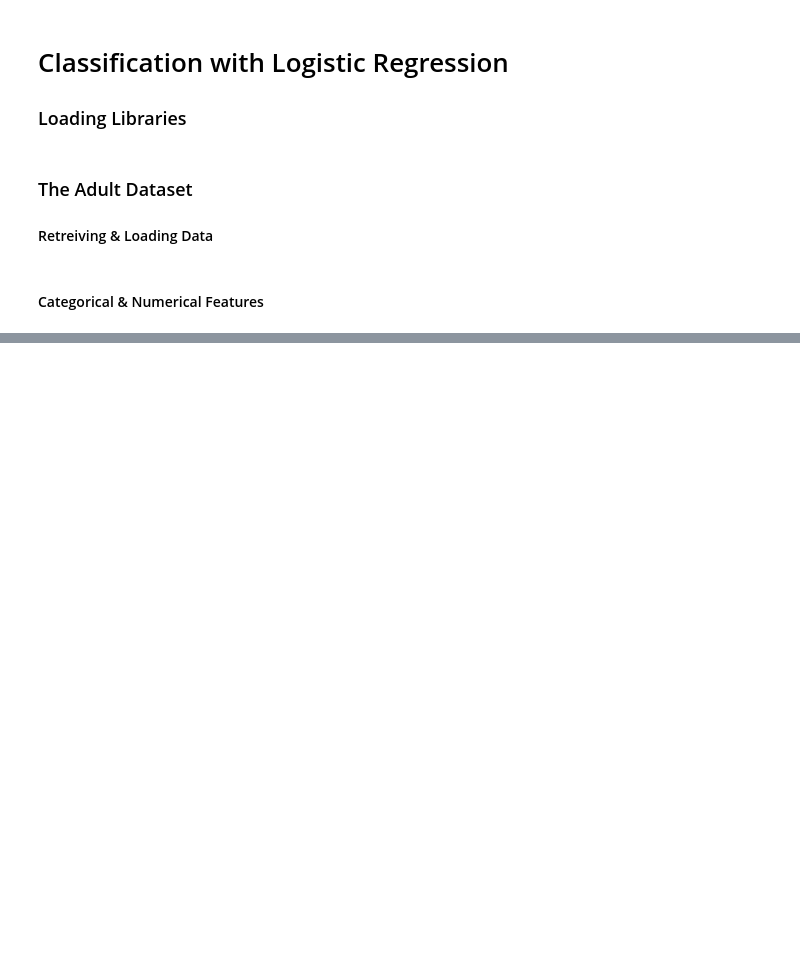
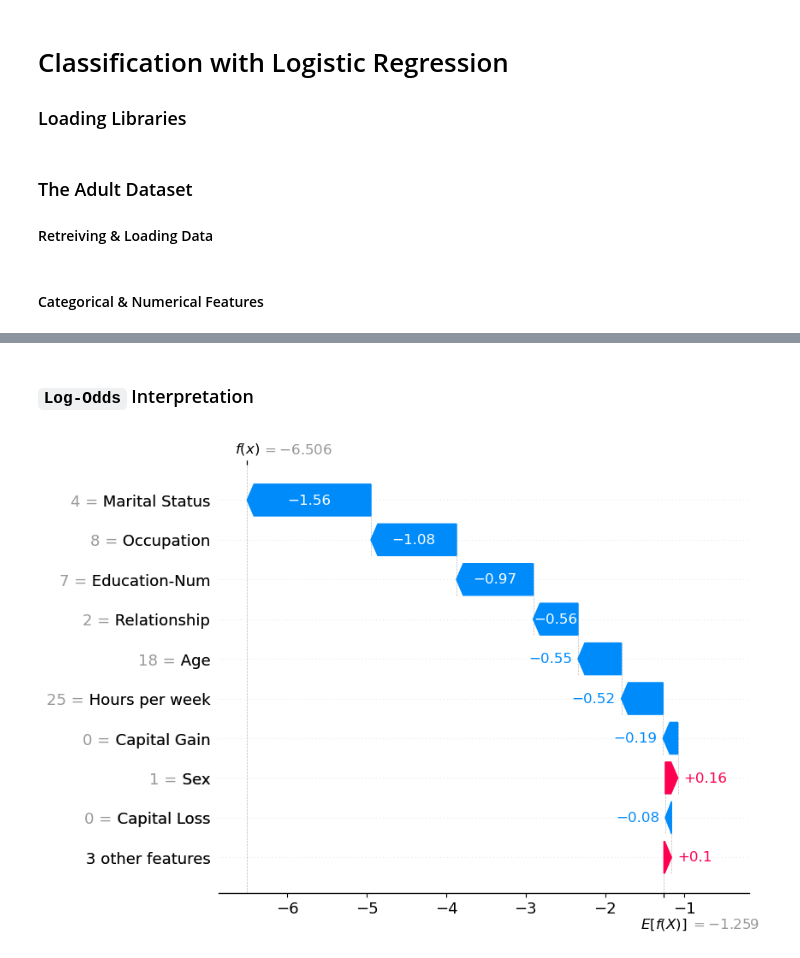
Before and after one commit to joakor89/Interpreting-ML-Models-with-SHAP, a Jupyter notebook: chap_08/CLR.ipynb, the cells around one changed output, grey strips where cells are left out. Saved outputs shown, nothing was run; the diff lists cells and outputs as text; code cells hidden in the pictures; blank space fills up the shorter version.

```diff
--- a/chap_08/CLR.ipynb
+++ b/chap_08/CLR.ipynb
@@ -43,0 +121,12 @@ X_train, X_test, y_train, y_test = train_test_split(
+# %% [markdown]
+### `Log-Odds` Interpretation
+# %%
+ex_logit = shap.Explainer(
+    model.predict_proba, X_sub, link=shap.links.logit
+)
+# %%
+sv_logit = ex_logit(X_test.iloc[0:100])
+# %%
+shap.plots.waterfall(sv_logit[data_index, :, class_index])
+# %% [output]
+[figure, added]
```
Also changed, not shown: parts of 24 cells of this notebook.
